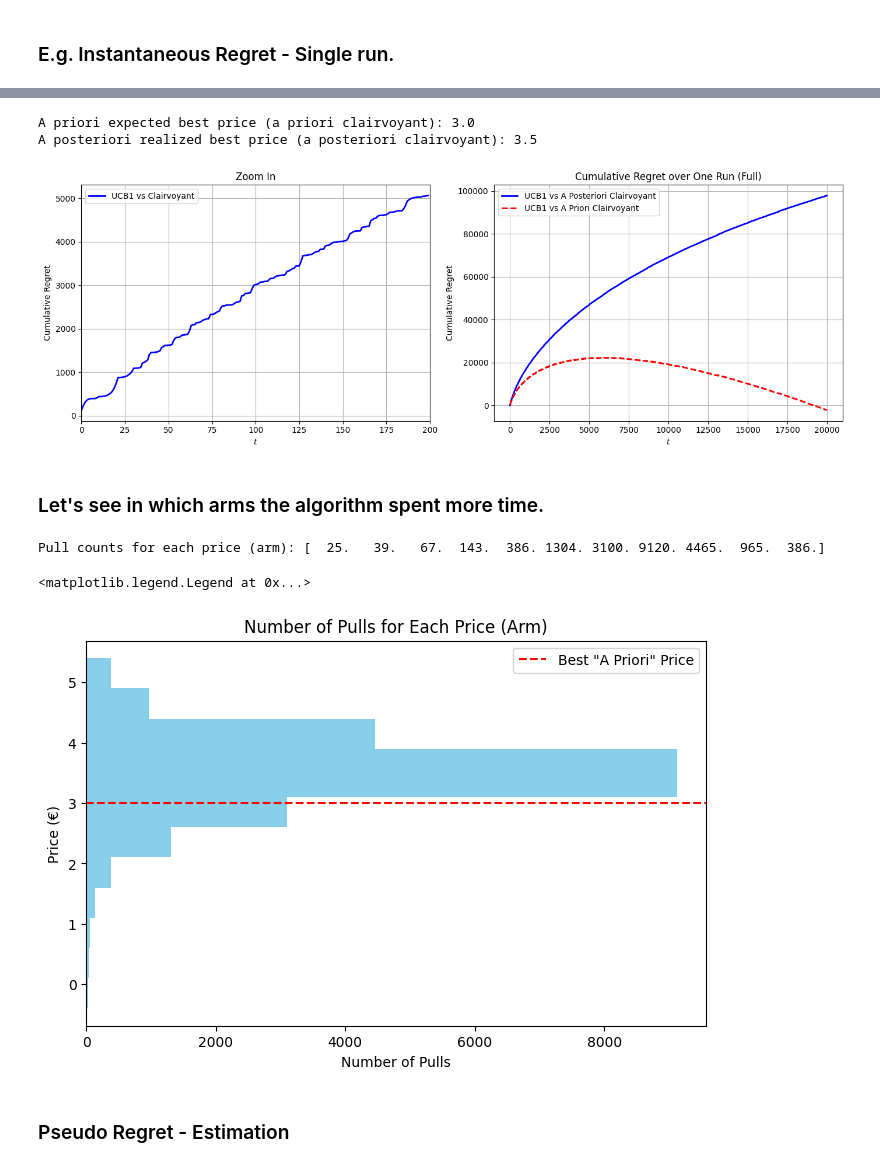
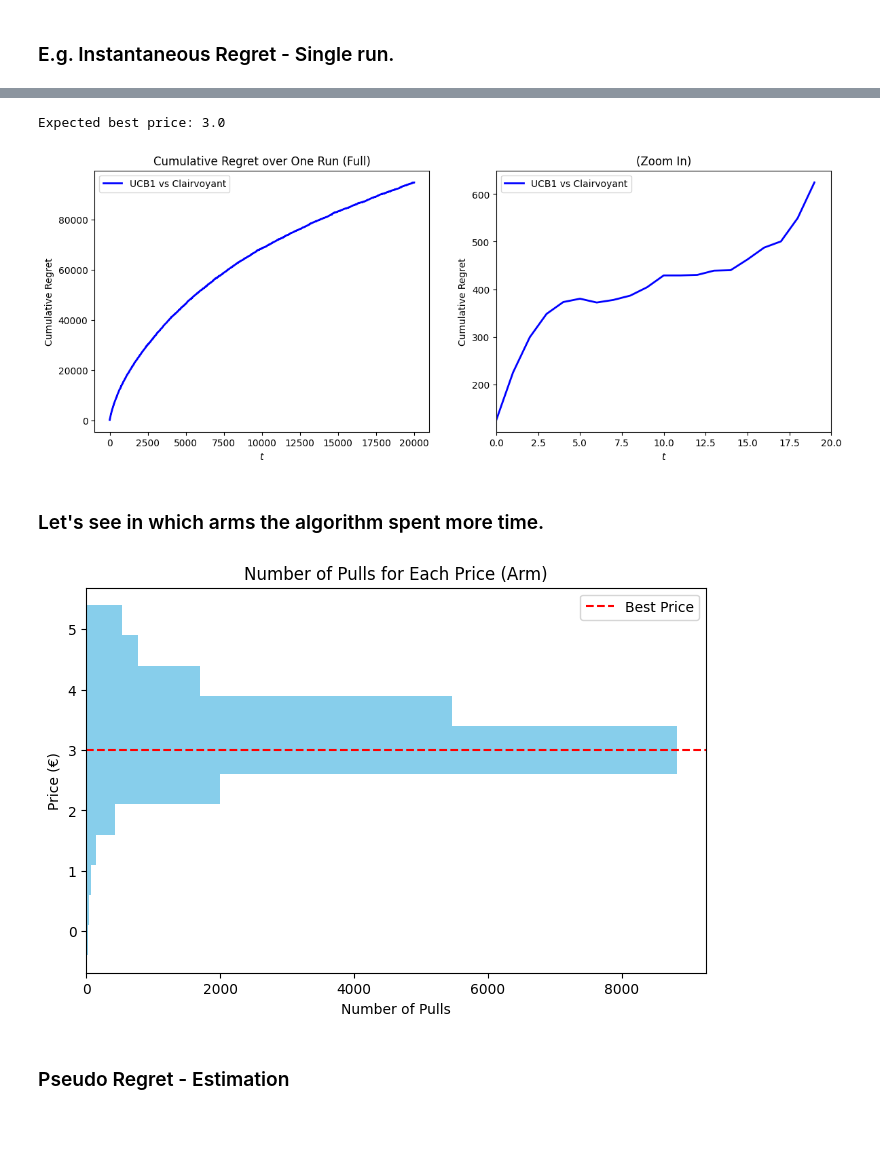
Before and after one commit to peetceenatoo/online-learning, a Jupyter notebook: R1.ipynb, the cells around one changed output, grey strips where cells are left out. Cells and saved outputs as stored; diff of their text form; code cells hidden in the pictures; blank space fills up the shorter version.

Commit message:
REDO MAJOR FIX - Now it's ok

```diff
--- a/R1.ipynb
+++ b/R1.ipynb
@@ -17,13 +18,3 @@ class Environment:
         pass
 # %% [markdown]
 ### In this setting, the environment is responsible for telling the seller about the reward.
-# %%
-class PricingEnvironmentSingleProduct:
-    def __init__(self, valuations, cost):
-        self.valuations = valuations
-        self.cost = cost
-
-    def round(self, p_t):
-        num_of_sales = np.sum(self.valuations >= p_t)       # Count how many customers are willing to pay at least p_t
-        reward = (p_t - self.cost) * num_of_sales           # Count the profit subtracting the cost from the price for each sale
-        return num_of_sales, reward
@@ -35,7 +44,7 @@ class PricingEnvironmentSingleProduct:
 np.random.seed(30)
 
 T = 20000                 # Time horizon (number of rounds)
-n_trials = 100            # Number of independent trials for averaging
+n_trials = 10             # Number of independent trials for averaging
 N = 1                     # Number of products (unused in this version)
 
 # --- Pricing Grid and Product Info ---
@@ -48,6 +57,7 @@ K = len(P)                        # Number of price options (arms)
 
 cost = 2.00                       # Unit production cost
 value = 3.00                      # True mean customer valuation
+std_valuation = 1.0               # Standard deviation of customer valuations
 
 assert cost < value, "Cost must be less than value"
 
@@ -59,6 +69,11 @@ B = 120000                         # Total inventory available (seller capacity)
 
 buyers_per_round = 50
 assert buyers_per_round >= 1, "Must have at least one buyer per round"
+
+# --- Other Parameters ---
+
+zoom = 0.001              # Zoom factor for plotting
+s = 30                    # random seed
 # %% [markdown]
 ### Expected demand and profit using theoretical expectations.
 # %%
@@ -199,80 +173,70 @@ R = (max(P)-cost) * buyers_per_round
 # %%
 # --- Single run to compare realized rewards ---
 
-# Compute clairvoyant rewards
-clairvoyant_expected_rewards = np.array([env.round(P[best_expected_index])[1] for _ in range(T)])
-clairvoyant_realized_rewards = np.array([env.round(P[best_realized_index])[1] for _ in range(T)])
+# The clairvoyant benchmark in a stochastic environment is the expected reward of the optimal arm.
+clairvoyant_expected_rewards = np.repeat(best_expected_profit, T)
+
+# Initialize the stochastic environment
+np.random.seed(s)
+env = PricingEnvironmentSingleProduct(cost=cost, mean_valuation=value, std_valuation=std_valuation, buyers_per_round=buyers_per_round)
 
 # Run UCB1
 ucb_agent = UCB1Agent(K, T, range=R)
 agent_rewards = np.array([])
 pull_counts = np.zeros(K, dtype=int)  # <-- Track number of times each arm is pulled
 for t in range(T):
     pi_t = ucb_agent.pull_arm()
     p_t = P[pi_t]
     d_t, r_t = env.round(p_t)
     ucb_agent.update(r_t)
     agent_rewards = np.append(agent_rewards, r_t)
     pull_counts[pi_t] += 1
 
 # Compute most played price
 most_played_action = np.argmax(pull_counts)
 most_played_price = P[most_played_action]
 
 # Compute realized regret
-realized_regret = np.cumsum(clairvoyant_realized_rewards - agent_rewards)
 expected_regret = np.cumsum(clairvoyant_expected_rewards - agent_rewards)
 
-print("A priori expected best price (a priori clairvoyant):", round(best_expected_price, 2))
-print("A posteriori realized best price (a posteriori clairvoyant):", round(best_realized_price, 2))
+print("Expected best price:", round(best_expected_price, 2))
 
 # --- Plots ---
 
-zoom_T = int(T * 0.01)
+zoom_T = int(T * zoom)
 fig, (ax1, ax2) = plt.subplots(1, 2, figsize=(14, 5), sharex=False)
 
-# Zoom
-ax1.plot(np.arange(zoom_T), realized_regret[:zoom_T], 'b-', linewidth=2, label='UCB1 vs Clairvoyant')
-ax1.set_xlim(0, zoom_T)
-ax1.set_title('Zoom In')
+# Full
+ax1.plot(np.arange(T), expected_regret, 'b-', linewidth=2, label='UCB1 vs Clairvoyant')
+ax1.set_title('Cumulative Regret over One Run (Full)')
 ax1.set_xlabel('$t$')
 ax1.set_ylabel('Cumulative Regret')
 ax1.legend()
-ax1.grid(True)
+ax1.xaxis.set_major_locator(matplotlib.ticker.MaxNLocator(integer=True))
 
-# Full
-ax2.plot(np.arange(T), realized_regret, 'b-', linewidth=2, label='UCB1 vs A Posteriori Clairvoyant')
-ax2.plot(np.arange(T), expected_regret, 'r--', linewidth=2, label='UCB1 vs A Priori Clairvoyant')
-ax2.set_title('Cumulative Regret over One Run (Full)')
+# Zoom In
+ax2.plot(np.arange(zoom_T), expected_regret[:zoom_T], 'b-', linewidth=2, label='UCB1 vs Clairvoyant')
+ax2.set_xlim(0, zoom_T)
+ax2.set_title('(Zoom In)')
 ax2.set_xlabel('$t$')
 ax2.set_ylabel('Cumulative Regret')
-ax2.legend()
-ax2.grid(True)
-
-plt.tight_layout()
-plt.show()
+_ = ax2.legend()
 # %% [output]
-A priori expected best price (a priori clairvoyant): 3.0
-A posteriori realized best price (a posteriori clairvoyant): 3.5
+Expected best price: 3.0
-[figure, old version]
+[figure, new version]
 # %% [markdown]
 ### Let's see in which arms the algorithm spent more time.
 # %%
-# Print pull counts
-print("Pull counts for each price (arm):", ucb_agent.N_pulls)
-
 # --- UCB1 Agent ---
 plt.figure(figsize=(8, 5))
-plt.barh(P, ucb_agent.N_pulls, color='skyblue')  # Usa i prezzi come y invece degli indici
-plt.axhline(P[best_expected_index], color='red', linestyle='--', label='Best "A Priori" Price')  # Linea orizzontale al prezzo migliore
+plt.barh(P, ucb_agent.N_pulls, color='skyblue')
+plt.axhline(P[best_expected_index], color='red', linestyle='--', label='Best Price')
 plt.xlabel('Number of Pulls')
 plt.ylabel('Price (€)')
 plt.title('Number of Pulls for Each Price (Arm)')
-plt.legend()
+_ = plt.legend()
 # %% [output]
-Pull counts for each price (arm): [  25.   39.   67.  143.  386. 1304. 3100. 9120. 4465.  965.  386.]
-<matplotlib.legend.Legend at 0x...>
-[figure, old version]
+[figure, new version]
 # %% [markdown]
 ### Pseudo Regret - Estimation
 # %% [markdown]
```
Also changed, not shown: parts of 24 cells of this notebook.
